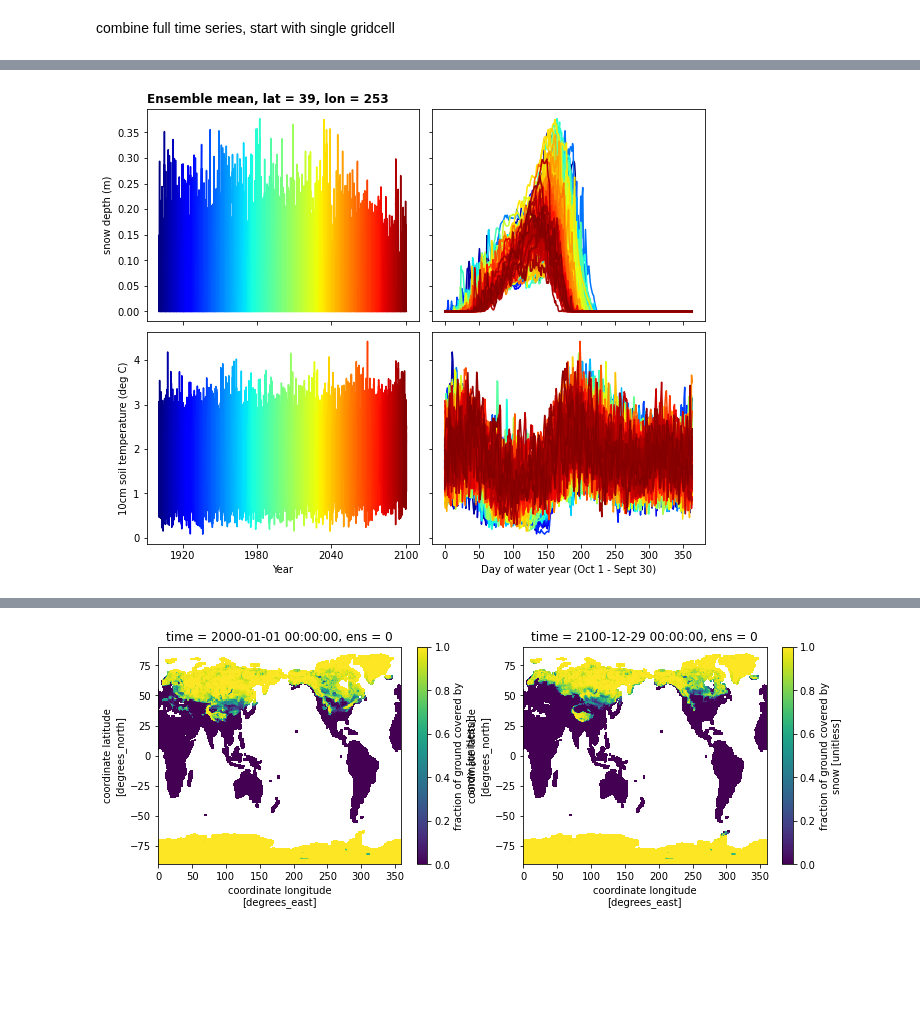
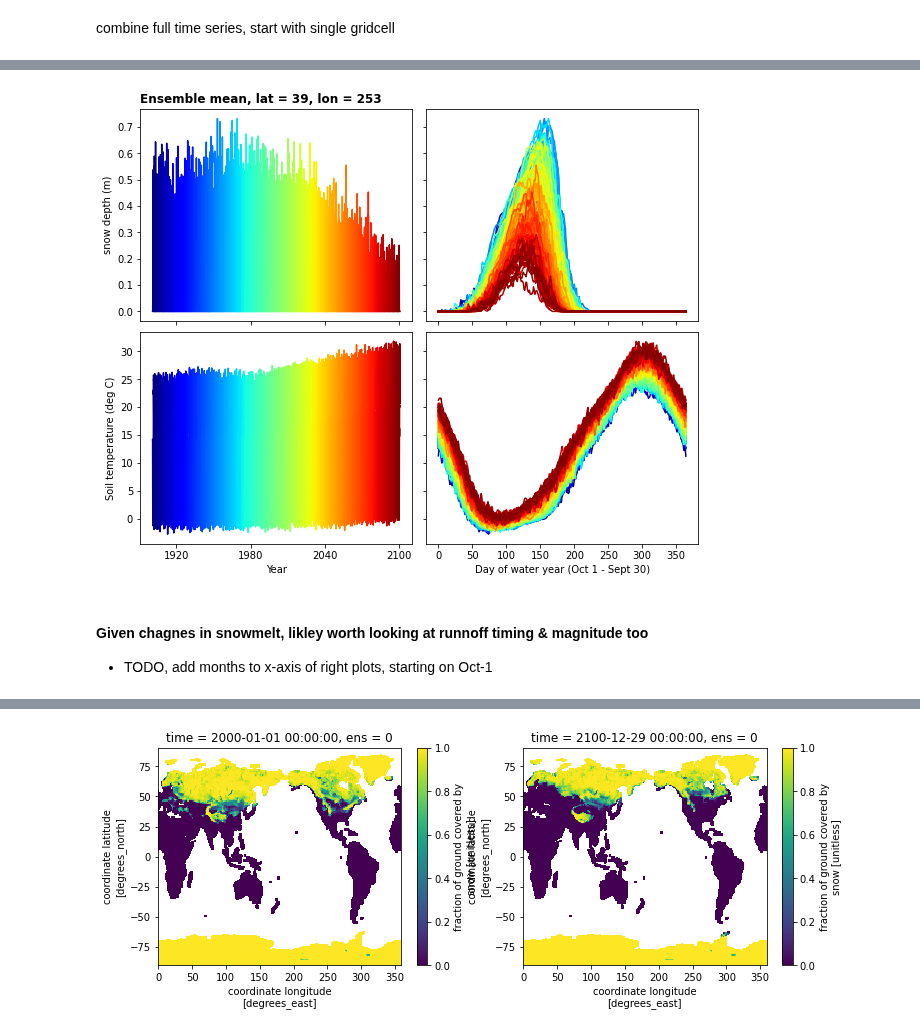
Before and after one commit to wwieder/cesm-lens, a Jupyter notebook: notebooks/lens2_RainSnow.ipynb, the cells around one changed output, grey strips where cells are left out. Drawn from its saved outputs; the diff is of its cells as text; code cells hidden in the pictures; blank space fills up the shorter version.

```diff
--- a/notebooks/lens2_RainSnow.ipynb
+++ b/notebooks/lens2_RainSnow.ipynb
@@ -200,6 +196,6 @@ Wall time: 24.8 s
 # %%
 %%time
 # subset data to get soil temp at ~10 cm, convet to degC
-dsHIST['TSOI'] = (dsHIST['TSOI'].isel(levgrnd=2))#-273.15)#.persist()
-dsSSP['TSOI'] = (dsSSP['TSOI'].isel(levgrnd=2))#-273.15)#.persist()
+dsHIST['TSOI'] = (dsHIST['TSOI'].isel(levgrnd=0))#-273.15)#.persist()
+dsSSP['TSOI'] = (dsSSP['TSOI'].isel(levgrnd=0))#-273.15)#.persist()
 # %% [output]
@@ -208,14 +204,18 @@ Wall time: 74.4 ms
 # %% [markdown]
 combine full time series, start with single gridcell
 # %%
-plat, plon = 39,253  #-25, 150
-combine = True    #logical for reading in full time series
+plat, plon = 39,253             # Crested Butte
+#plat, plon = 64.8, (360-147.7)   # Fairbanks, AK
+combine = True      # logical for reading in full time series
+WaterYear = False   # logical for converting time to water year, used below
 
 if combine == True:
     ds = xr.concat([dsHIST[lnd_vars],dsSSP[lnd_vars]],dim='time')
     dsCB = ds.sel(lat = plat, lon = plon, method='nearest')
     dsCB#.persist()#.chunk({'ens':1})
     print(dsCB.TSOI)
+
+dsCB.TSOI.isel(time=slice(0,730)).mean(dim='ens').plot() ;
 # %% [output]
 <xarray.DataArray 'TSOI' (ens: 10, time: 73367)>
 dask.array<getitem, shape=(10, 73367), dtype=float32, chunksize=(1, 500), chunktype=numpy.ndarray>
@@ -240,8 +241,9 @@ Attributes:
 # Does computing stats make plotting more efficient?
 
 Ycoords = dsCB[lnd_vars[0]].mean(dim=['ens']).coords
-Y = xr.Dataset(coords=Ycoords)
-Ystd, Ymin, Ymax = Y,Y,Y
+Y,    Ystd = xr.Dataset(coords=Ycoords), xr.Dataset(coords=Ycoords)
+Ymin, Ymax = xr.Dataset(coords=Ycoords), xr.Dataset(coords=Ycoords)
+
 
 for i in range(len(lnd_vars)):
     print('starting '+ lnd_vars[i])
@@ -289,14 +296,16 @@ Wall time: 22min 22s
 # %%
 %%time
-shift = -273  #starts water year Oct 1
-Y = Y.shift(time=shift)
-Ystd = Ystd.shift(time=shift)
-Ymin = Ymin.shift(time=shift)
-Ymax = Ymax.shift(time=shift)
+if WaterYear == False:
+    shift = -273  #starts water year Oct 1
+    Y = Y.shift(time=shift)
+    Ystd = Ystd.shift(time=shift)
+    #Ymin = Ymin.shift(time=shift)
+    #Ymax = Ymax.shift(time=shift)
 
-# shift time coords too
-Y['time'] = Y.time.shift(time=shift)
-Ystd['time'] = Ystd.time.shift(time=shift)
-Ymin['time'] = Ymin.time.shift(time=shift)
-Ymax['time'] = Ymax.time.shift(time=shift)
+    # shift time coords too
+    Y['time'] = Y.time.shift(time=shift)
+    Ystd['time'] = Ystd.time.shift(time=shift)
+    #Ymin['time'] = Ymin.time.shift(time=shift)
+    #Ymax['time'] = Ymax.time.shift(time=shift)
+    WaterYear=True
 # %% [output]
@@ -307,34 +316,37 @@ nspan = 1
 nyear = int(len(year)/nspan)
 color = iter(cm.jet(np.linspace(0,1,nyear)))
 
 fig, ((ax1, ax2), (ax3, ax4)) = plt.subplots(2, 2,
                                 sharey='row', sharex='col',
                                 gridspec_kw={'wspace': 0.05, 'hspace':0.05},
                                 figsize=(10,8))
 
 for i in range(nyear-1):
     #print(year[(i*nspan)])
     firstDay = 365*nspan*i
     lastDay = firstDay + 365
     x = Y.time.isel(time=slice(firstDay,lastDay))
     y = Y.isel(time=slice(firstDay,lastDay))
     c = next(color)
     ax1.plot(x,y.SNOWDP,c=c)
     ax2.plot(y.SNOWDP,c=c)
-    ax3.plot(x,y.TSOI,c=c)
-    ax4.plot(y.TSOI,c=c)
+    ax3.plot(x,y.TSOI-273.15,c=c)
+    ax4.plot(y.TSOI-273.15,c=c)
 
 #months = mdates.MonthLocator((10,11,12,1,2,3,4,5,6,7,8,9))  # every month
 #fmt = mdates.DateFormatter('%b')
 #ax.xaxis.set_major_locator(months)
 #ax.xaxis.set_major_formatter(fmt)
 ax1.set_title('Ensemble mean, lat = '+str(plat)+', lon = '+str(plon),
               loc='left', fontsize='large', fontweight='bold')
 ax1.set_ylabel('snow depth (m)') ;
-ax3.set_ylabel('10cm soil temperature (deg C)') ;
+ax3.set_ylabel('Soil temperature (deg C)') ;
 ax3.set_xlabel('Year') ;
 ax4.set_xlabel('Day of water year (Oct 1 - Sept 30)') ;
 #ax.legend(range(year[0],year[-1],nspan), bbox_to_anchor=(1.05, 1),
 #          loc='upper left', borderaxespad=0.01,ncol=2) ;
 # %% [output]
-[figure, old version]
+[figure, new version]
+# %% [markdown]
+#### Given chagnes in snowmelt, likley worth looking at runnoff timing & magnitude too
+- TODO, add months to x-axis of right plots, starting on Oct-1
```
Also changed, not shown: parts of 15 cells of this notebook, 1 other file.
